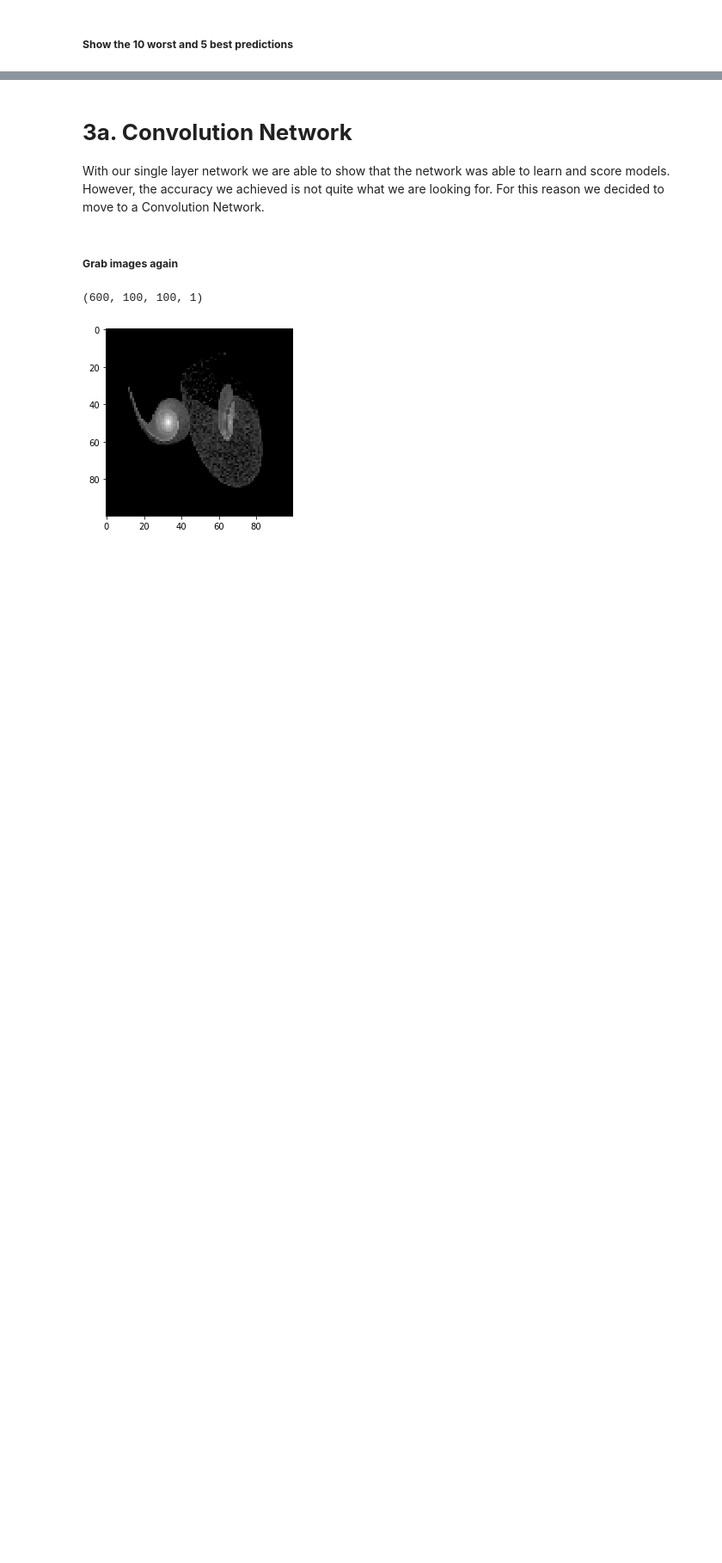
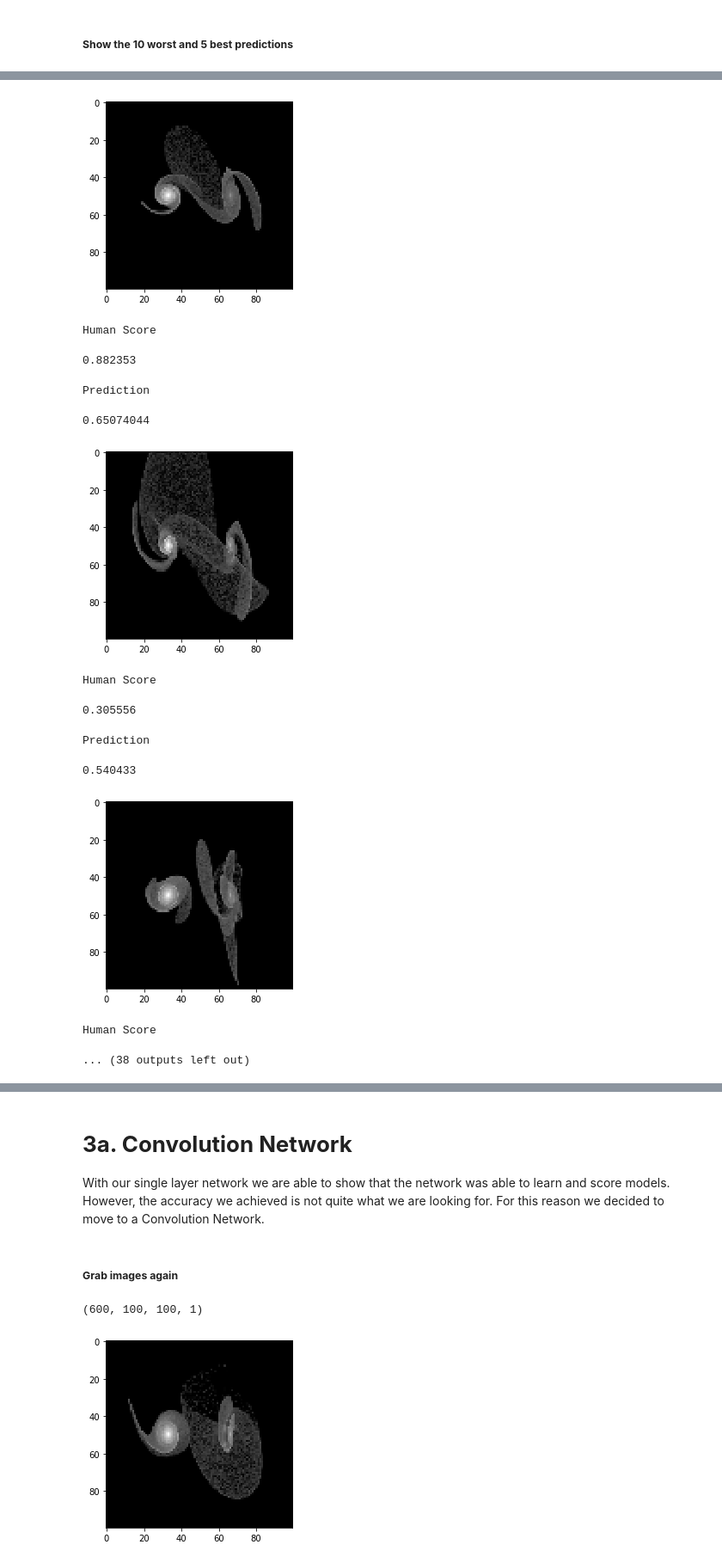
Before and after one commit to CSCI4850/S20-team2-project, a Jupyter notebook: Demo/Demo.ipynb, the cells around one changed output, grey strips where cells are left out. Shown at 86% size. Saved outputs shown, nothing was run; the diff lists cells and outputs as text; code cells hidden in the pictures; blank space fills up the shorter version.

```diff
--- a/Demo/Demo.ipynb
+++ b/Demo/Demo.ipynb
@@ -304,11 +318,25 @@ for i in range (int(top10)):
 # %%
 # And for comparison we will also view the worst predictions the model gave
 
-for i in range (int(bottom5)):
-    plt.imshow(image.array_to_img(x_original_test[bottom5[0],:,:,:]), cmap='Greys_r')
+for i in range (10):
+    plt.imshow(image.array_to_img(x_original_test[bottom[i],:,:,:]), cmap='Greys_r')
     plt.show()
 
     print("Human Score")
-    display(y_test[bottom5[0]])
+    display(y_test[bottom[i]])
     print("Prediction")
-    display(preds[bottom5[0]][0])
+    display(preds[bottom[i]][0])
+# %% [output]
+[figure, added]
+Human Score
+0.882353
+Prediction
+0.65074044
+[figure, added]
+Human Score
+0.305556
+Prediction
+0.540433
+[figure, added]
+Human Score
+... (38 outputs left out)
```
Also changed, not shown: parts of 17 cells of this notebook.
